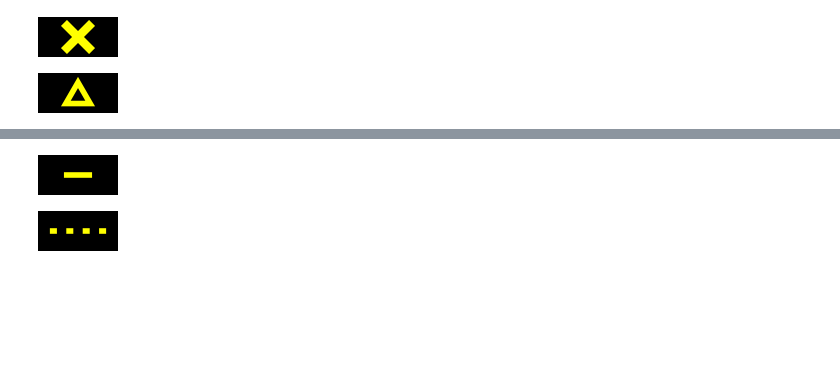
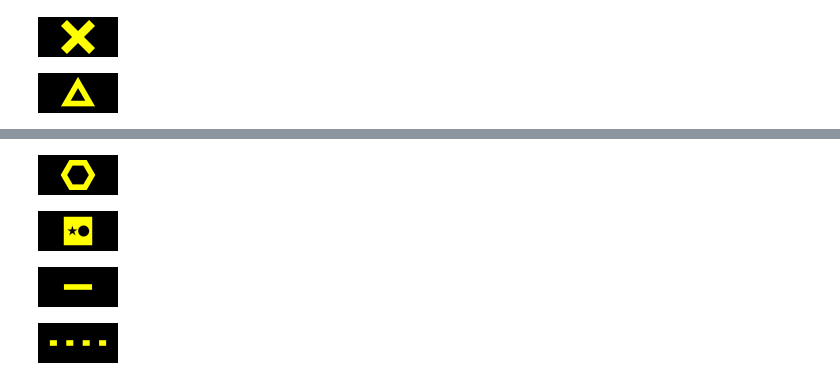
Before and after one commit to kolibril13/mobject-gallery, a Jupyter notebook: Mobjects_Basics.ipynb, the cells around one changed output, grey strips where cells are left out. Cells and saved outputs as stored; diff of their text form; code cells hidden in the pictures; blank space fills up the shorter version.

```diff
--- a/Mobjects_Basics.ipynb
+++ b/Mobjects_Basics.ipynb
@@ -207,3 +222,33 @@ name_snippet_pairs[image_full_name] = snippet
+# %%
+%%manim $params
+class Example(ZoomedScene):
+    def construct(self):
+        mob= RegularPolygon(6,color= YELLOW)
+        mob.move_to(ORIGIN)
+        self.add(mob)
+        mob.scale(0.1)
+        self.camera.frame.scale(1/25)
+###******
+image_full_name = "RegularPolygon6.png"
+snippet = "mob= RegularPolygon(6,color= YELLOW)"
+name_snippet_pairs[image_full_name] = snippet
+# %% [output]
+[figure, added]
+# %%
+%%manim $params
+class Example(ZoomedScene):
+    def construct(self):
+        s1 = Square().scale(2.5)
+        s2 = Star().shift(LEFT)
+        s3 = Circle().shift(RIGHT)
+        c = Cutout(s1, s2, s3, fill_opacity=1, color=YELLOW)
+        self.add(c)
+###******
+image_full_name = "CutOut.png"
+snippet = "s1 = Square().scale(2.5)\ns2 = Star().shift(LEFT)\ns3 = Circle().shift(RIGHT)\nc = Cutout(s1, s2, s3, fill_opacity=1, color=YELLOW)"
+name_snippet_pairs[image_full_name] = snippet
+# %% [output]
+[figure, added]
 # %%
 %%manim $params
 class Example(ZoomedScene):
```
Also changed, not shown: parts of 3 cells of this notebook, 17 other files.
